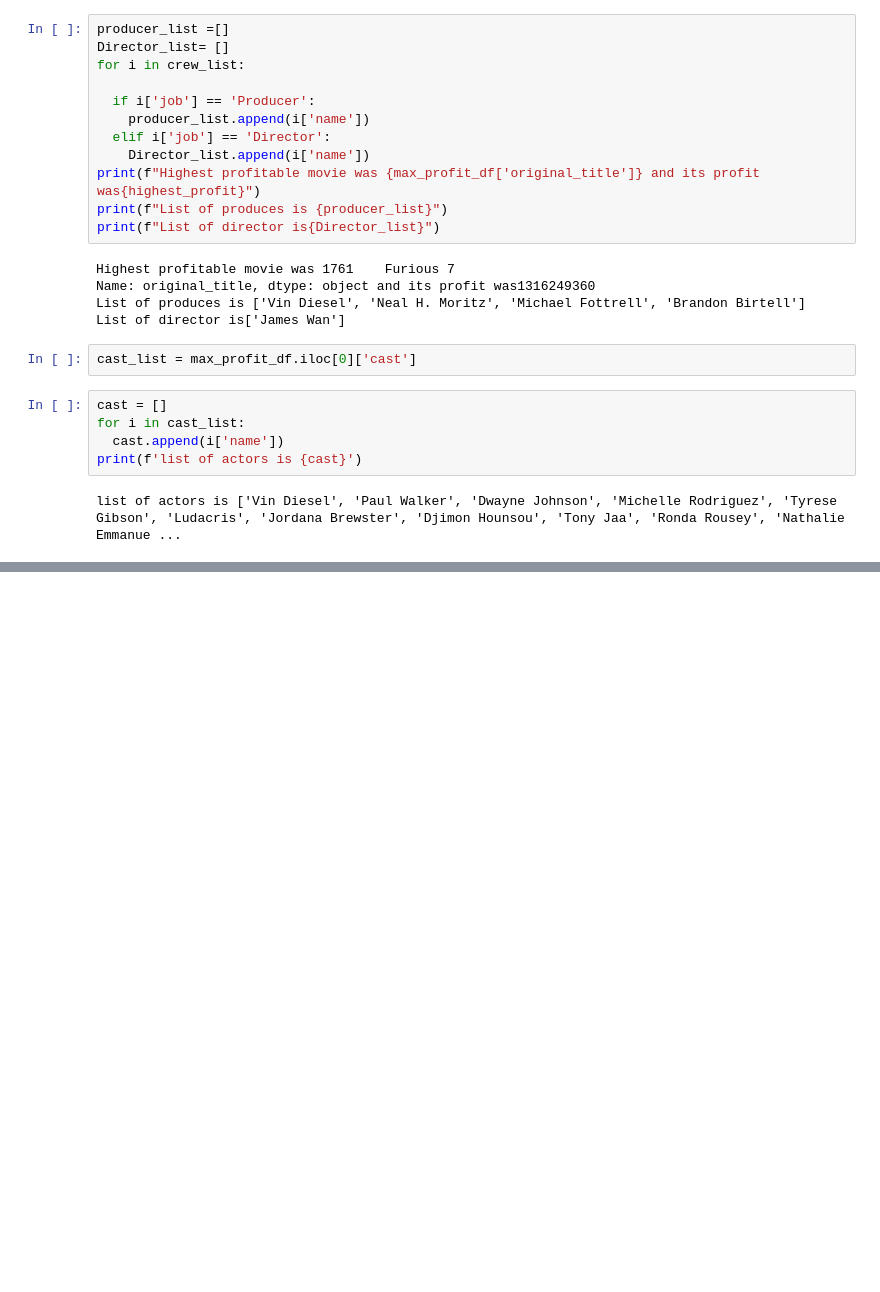
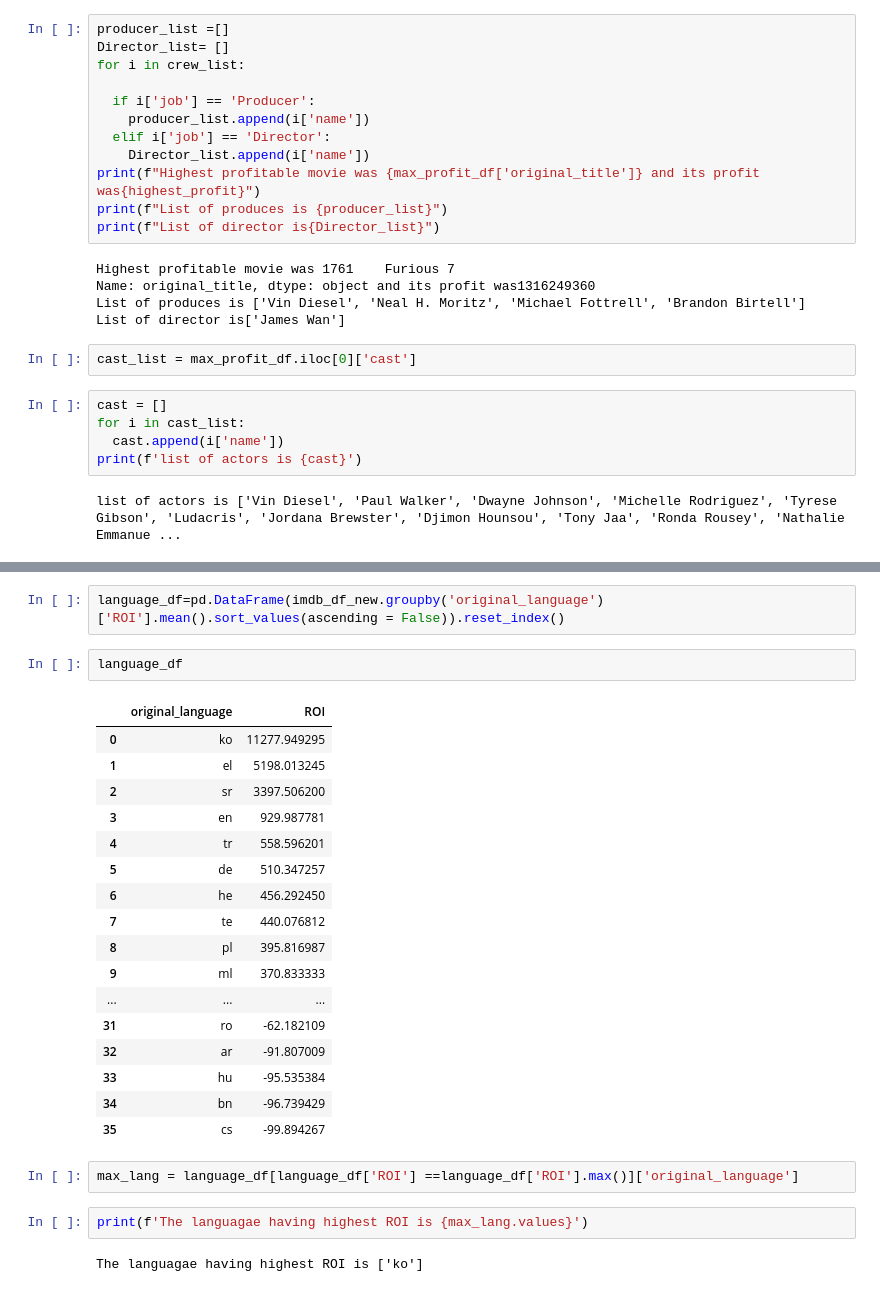
Before and after one commit to Laxmi884/EDA_IMDB_DataSet, a Jupyter notebook: EDA_on_IMDB_Dataset.ipynb, the cells around one changed output, grey strips where cells are left out. Drawn from its saved outputs; the diff is of its cells as text; blank space fills up the shorter version.

```diff
--- a/EDA_on_IMDB_Dataset.ipynb
+++ b/EDA_on_IMDB_Dataset.ipynb
@@ -161,0 +175,28 @@ list of actors is ['Vin Diesel', 'Paul Walker', 'Dwayne Johnson', 'Michelle Rodr
+# %%
+language_df=pd.DataFrame(imdb_df_new.groupby('original_language')['ROI'].mean().sort_values(ascending = False)).reset_index()
+# %%
+language_df
+# %% [output]
+|  | original_language | ROI |
+| 0 | ko | 11277.949295 |
+| 1 | el | 5198.013245 |
+| 2 | sr | 3397.506200 |
+| 3 | en | 929.987781 |
+| 4 | tr | 558.596201 |
+| 5 | de | 510.347257 |
+| 6 | he | 456.292450 |
+| 7 | te | 440.076812 |
+| 8 | pl | 395.816987 |
+| 9 | ml | 370.833333 |
+| ... | ... | ... |
+| 31 | ro | -62.182109 |
+| 32 | ar | -91.807009 |
+| 33 | hu | -95.535384 |
+| 34 | bn | -96.739429 |
+| 35 | cs | -99.894267 |
+# %%
+max_lang = language_df[language_df['ROI'] ==language_df['ROI'].max()]['original_language']
+# %%
+print(f'The languagae having highest ROI is {max_lang.values}')
+# %% [output]
+The languagae having highest ROI is ['ko']
```
Also changed, not shown: parts of 12 cells of this notebook.
